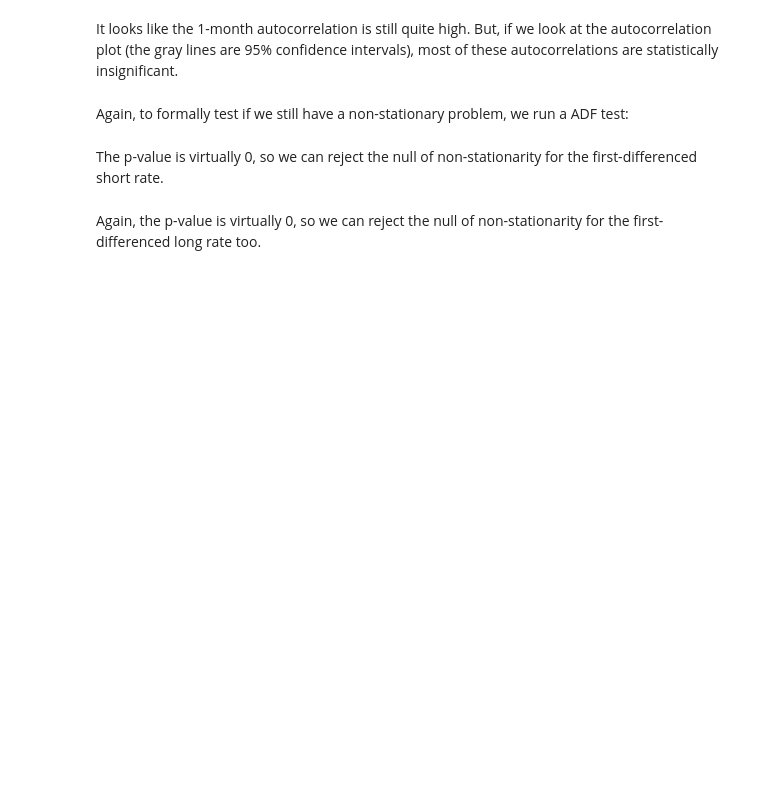
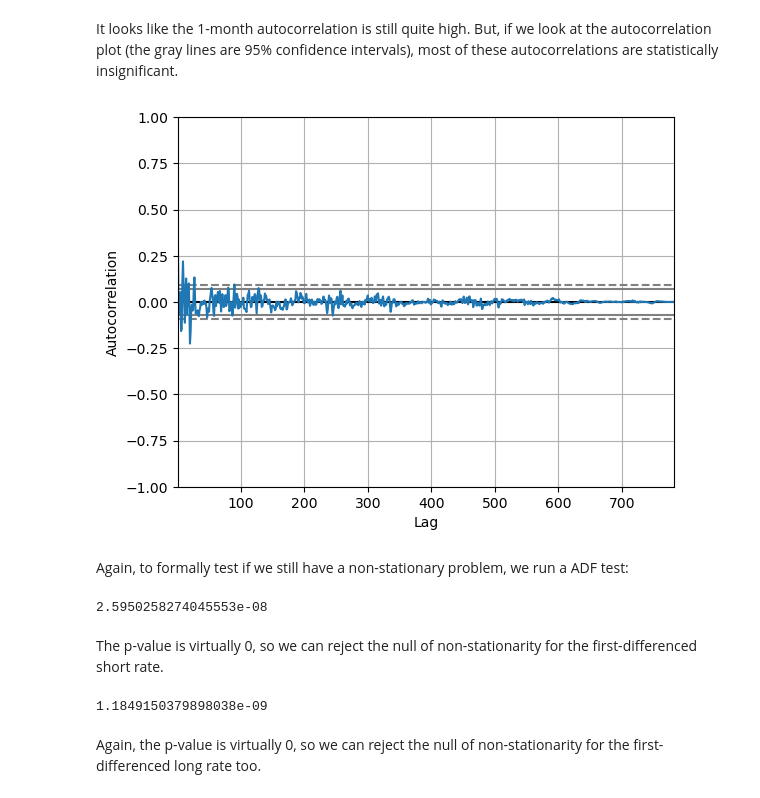
Before and after one commit to ionmihai/class_python_for_finance, a Jupyter notebook: lecture22_regression_timeseries_robust/lecture22_wocode_inclass.ipynb, the cells around one changed output. Saved outputs shown, nothing was run; the diff lists cells and outputs as text; code cells hidden in the pictures; blank space fills up the shorter version.

```diff
--- a/lecture22_regression_timeseries_robust/lecture22_wocode_inclass.ipynb
+++ b/lecture22_regression_timeseries_robust/lecture22_wocode_inclass.ipynb
@@ -138,13 +284,25 @@ The most commonly used method to convert a non-stationary series into a stationa
 # %% [markdown]
 It looks like the 1-month autocorrelation is still quite high. But, if we look at the autocorrelation plot (the gray lines are 95\% confidence intervals), most of these autocorrelations are statistically insignificant.
+# %%
+pd.plotting.autocorrelation_plot(rates['r_3m_change']);
+# %% [output]
+[figure, added]
 # %% [markdown]
 Again, to formally test if we still have a non-stationary problem, we run a ADF test:
 # %%
 # Test if differenced short rate is non-stationary
+adf_3m = st.adfuller(rates['r_3m_change'])
+adf_3m[1]
+# %% [output]
+2.5950258274045553e-08
 # %% [markdown]
 The p-value is virtually 0, so we can reject the null of non-stationarity for the first-differenced short rate.
 # %%
 # Test if differenced long rate is non-stationary
+adf_y10 = st.adfuller(rates['r_10yr_change'])
+adf_y10[1]
+# %% [output]
+1.1849150379898038e-09
 # %% [markdown]
 Again, the p-value is virtually 0, so we can reject the null of non-stationarity for the first-differenced long rate too.
 # %%
```
Also changed, not shown: parts of 32 cells of this notebook.
